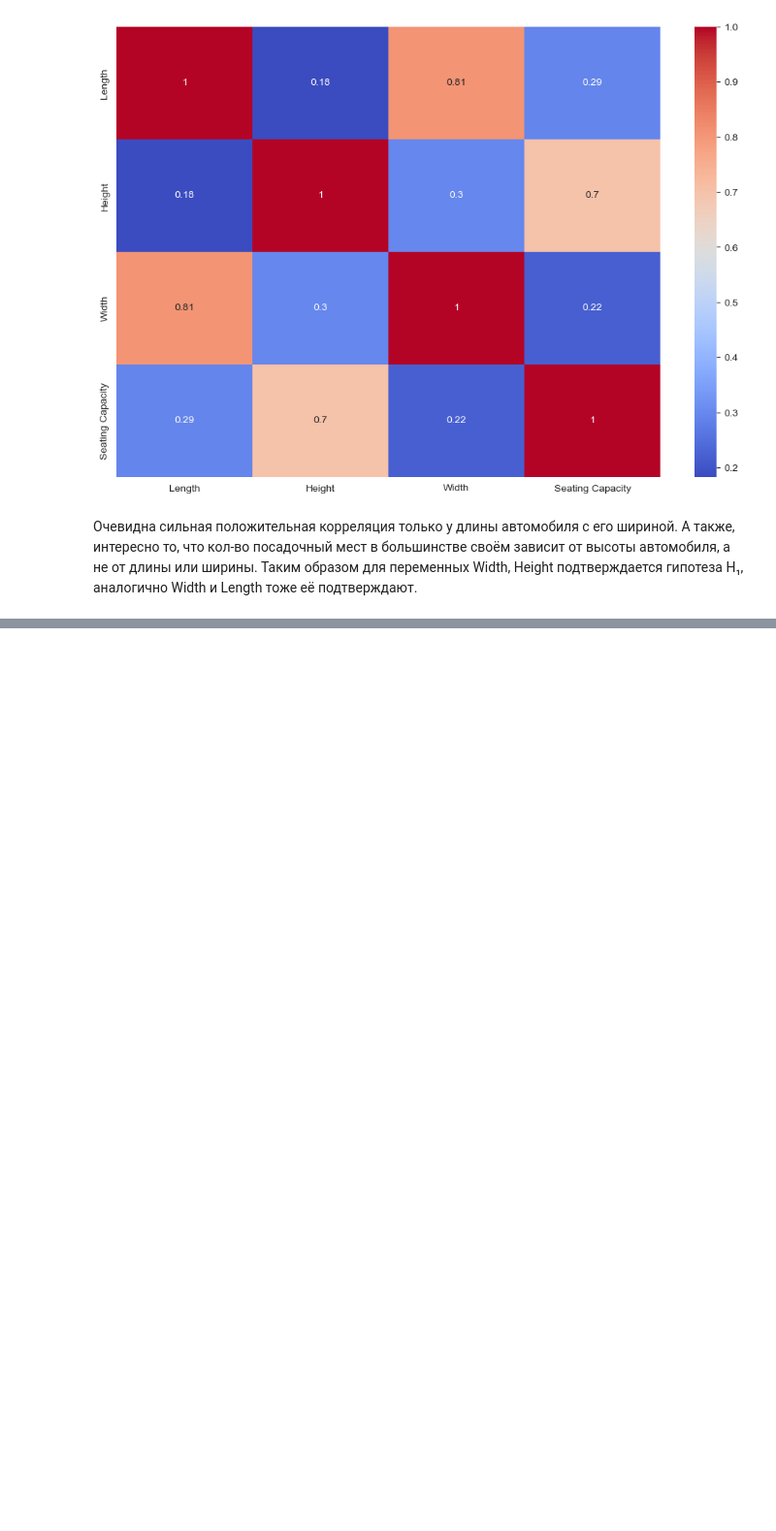
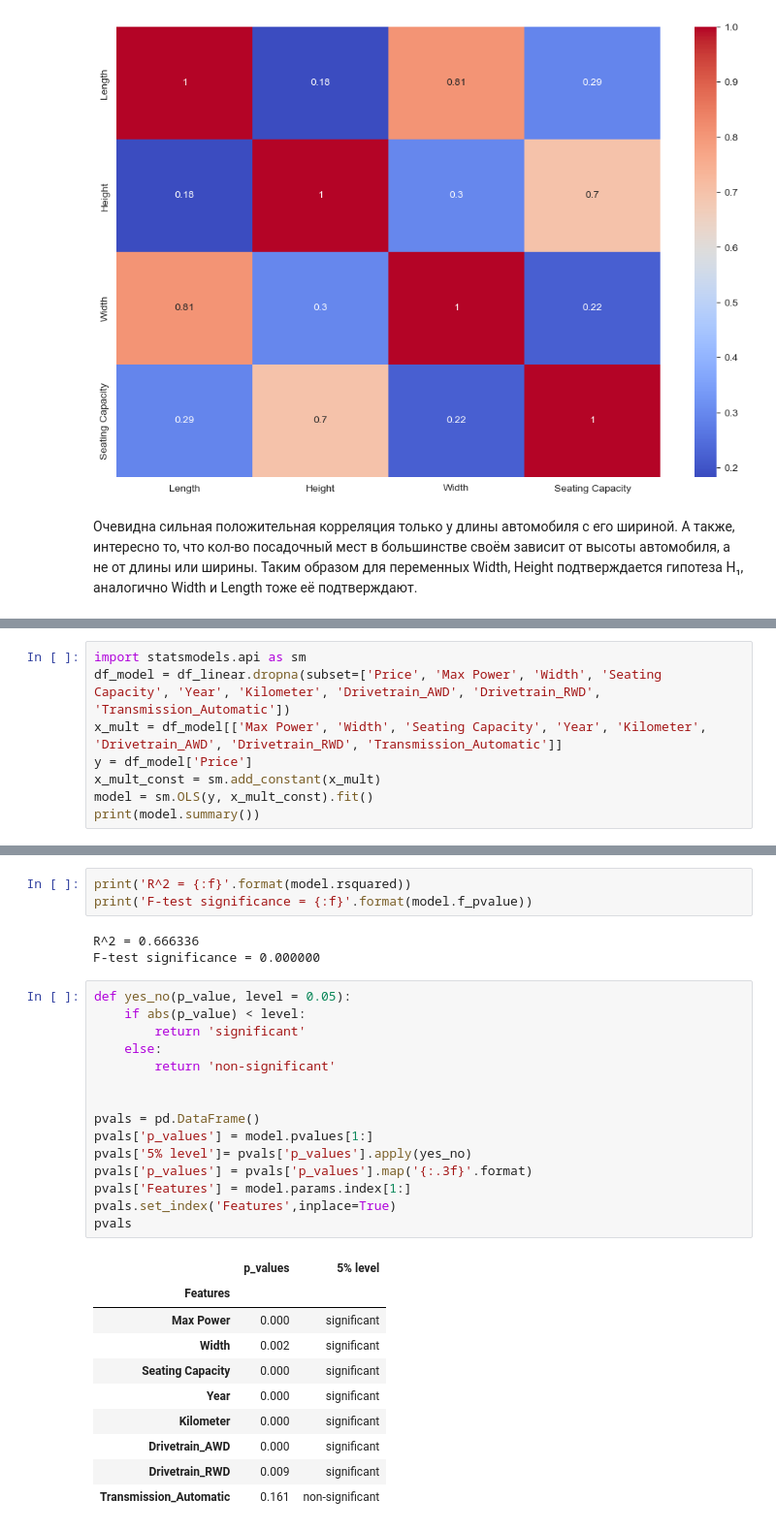
Before and after one commit to brshtsk/hell-in-python, a Jupyter notebook: Проект-авто.ipynb, the cells around one changed output, grey strips where cells are left out. Shown: that part at 97% size. Saved outputs shown, nothing was run; the diff lists cells and outputs as text; blank space fills up the shorter version.

```diff
--- a/Проект-авто.ipynb
+++ b/Проект-авто.ipynb
@@ -565,0 +627,8 @@ plt.show()
+# %%
+import statsmodels.api as sm
+df_model = df_linear.dropna(subset=['Price', 'Max Power', 'Width', 'Seating Capacity', 'Year', 'Kilometer', 'Drivetrain_AWD', 'Drivetrain_RWD', 'Transmission_Automatic'])
+x_mult = df_model[['Max Power', 'Width', 'Seating Capacity', 'Year', 'Kilometer', 'Drivetrain_AWD', 'Drivetrain_RWD', 'Transmission_Automatic']]
+y = df_model['Price']
+x_mult_const = sm.add_constant(x_mult)
+model = sm.OLS(y, x_mult_const).fit()
+print(model.summary())
@@ -565,0 +653,32 @@ plt.show()
+# %%
+print('R^2 = {:f}'.format(model.rsquared))
+print('F-test significance = {:f}'.format(model.f_pvalue))
+# %% [output]
+R^2 = 0.666336
+F-test significance = 0.000000
+# %%
+def yes_no(p_value, level = 0.05):
+    if abs(p_value) < level:
+        return 'significant'
+    else:
+        return 'non-significant'
+
+
+pvals = pd.DataFrame()
+pvals['p_values'] = model.pvalues[1:]
+pvals['5% level']= pvals['p_values'].apply(yes_no)
+pvals['p_values'] = pvals['p_values'].map('{:.3f}'.format)
+pvals['Features'] = model.params.index[1:]
+pvals.set_index('Features',inplace=True)
+pvals
+# %% [output]
+|  | p_values | 5% level |
+| Features |  |  |
+| Max Power | 0.000 | significant |
+| Width | 0.002 | significant |
+| Seating Capacity | 0.000 | significant |
+| Year | 0.000 | significant |
+| Kilometer | 0.000 | significant |
+| Drivetrain_AWD | 0.000 | significant |
+| Drivetrain_RWD | 0.009 | significant |
+| Transmission_Automatic | 0.161 | non-significant |
```
Also changed, not shown: parts of 8 cells of this notebook.
